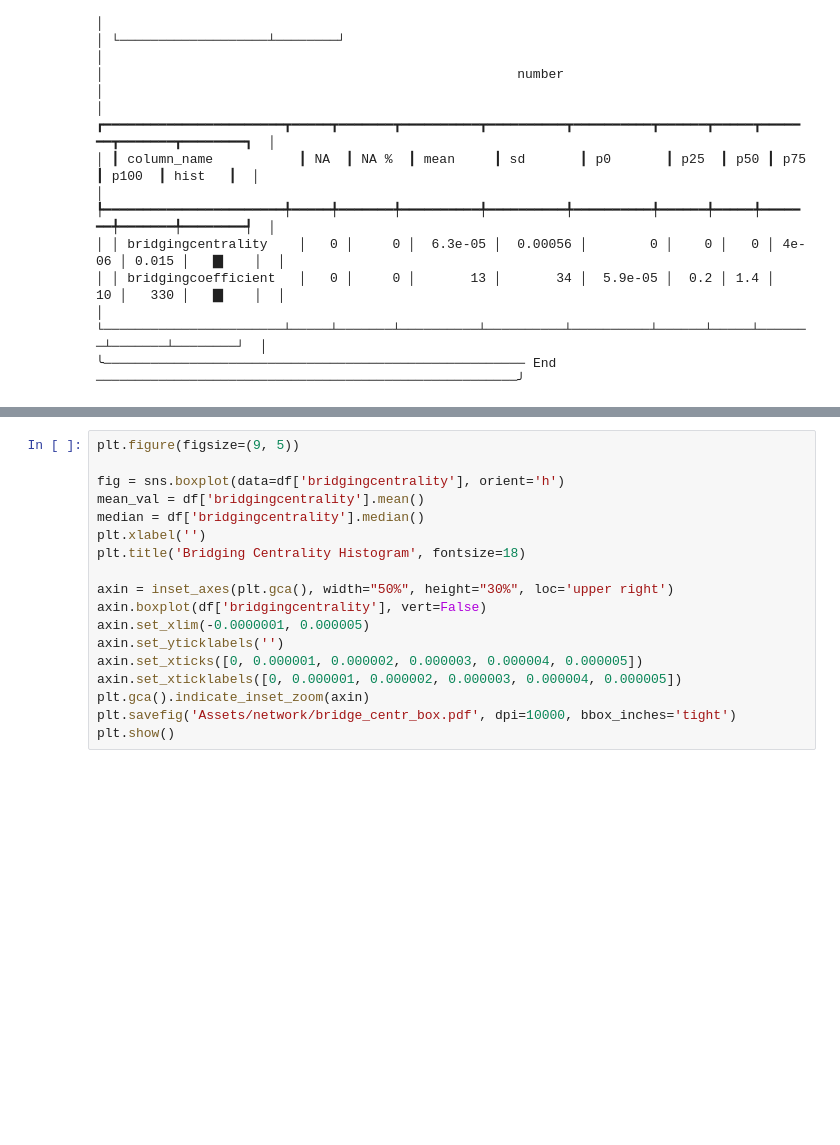
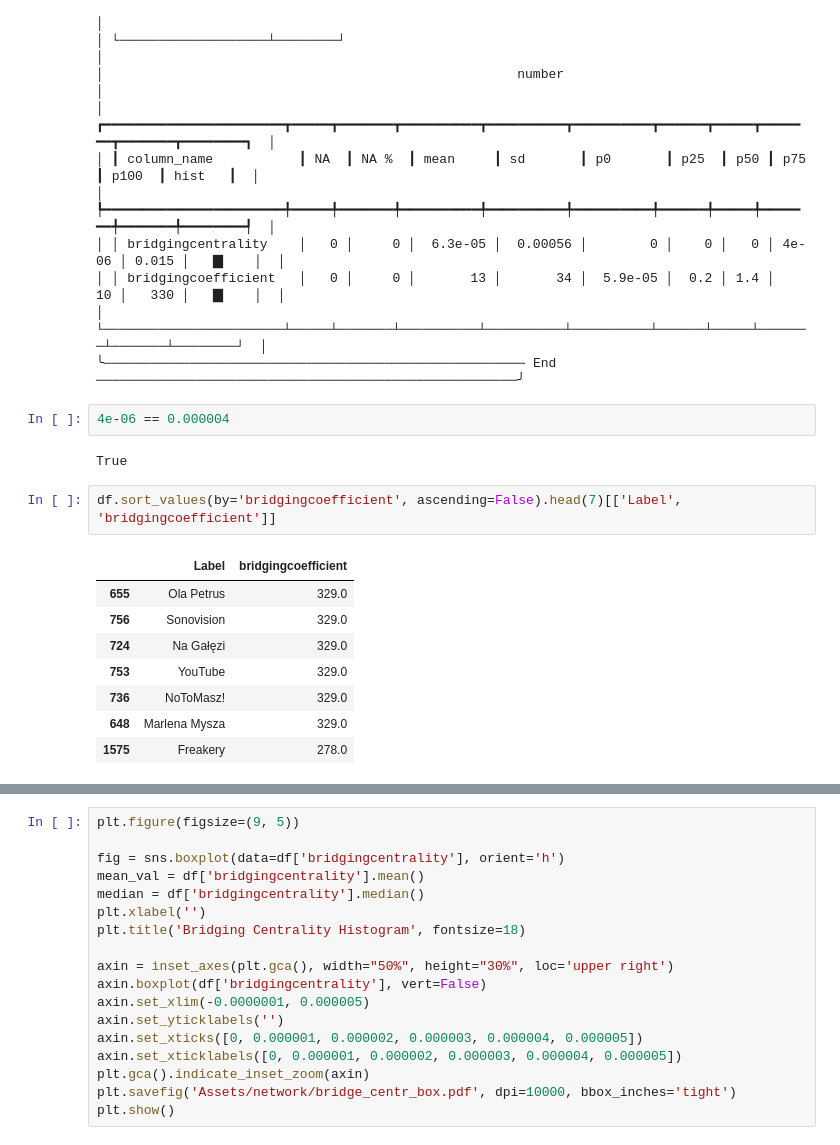
Before and after one commit to alexisfilippakopoulos/Social-Network-Analysis, a Jupyter notebook: data_wrangling.ipynb, the cells around one changed output, grey strips where cells are left out. Drawn from its saved outputs; the diff is of its cells as text; blank space fills up the shorter version.

```diff
--- a/data_wrangling.ipynb
+++ b/data_wrangling.ipynb
@@ -472,3 +458,18 @@ skim(df[['bridgingcentrality', 'bridgingcoefficient']])
 │ │ bridgingcoefficient   │   0 │     0 │       13 │       34 │  5.9e-05 │  0.2 │ 1.4 │    10 │   330 │   ▇    │  │
 │ └───────────────────────┴─────┴───────┴──────────┴──────────┴──────────┴──────┴─────┴───────┴───────┴────────┘  │
 ╰────────────────────────────────────────────────────── End ──────────────────────────────────────────────────────╯
+# %%
+4e-06 == 0.000004
+# %% [output]
+True
+# %%
+df.sort_values(by='bridgingcoefficient', ascending=False).head(7)[['Label', 'bridgingcoefficient']]
+# %% [output]
+|  | Label | bridgingcoefficient |
+| 655 | Ola Petrus | 329.0 |
+| 756 | Sonovision | 329.0 |
+| 724 | Na Gałęzi | 329.0 |
+| 753 | YouTube | 329.0 |
+| 736 | NoToMasz! | 329.0 |
+| 648 | Marlena Mysza | 329.0 |
+| 1575 | Freakery | 278.0 |
```
Also changed, not shown: parts of 34 cells of this notebook, 12 other files.
